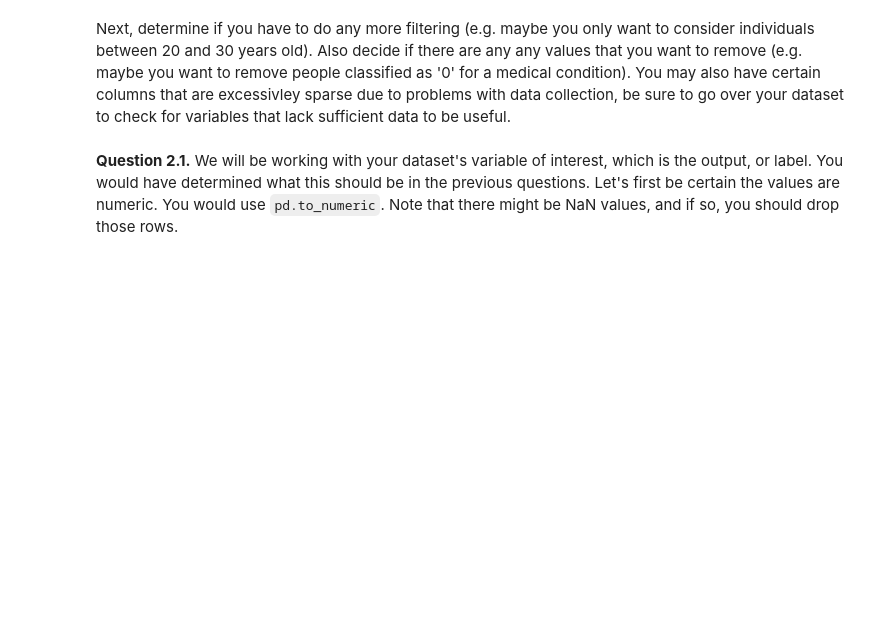
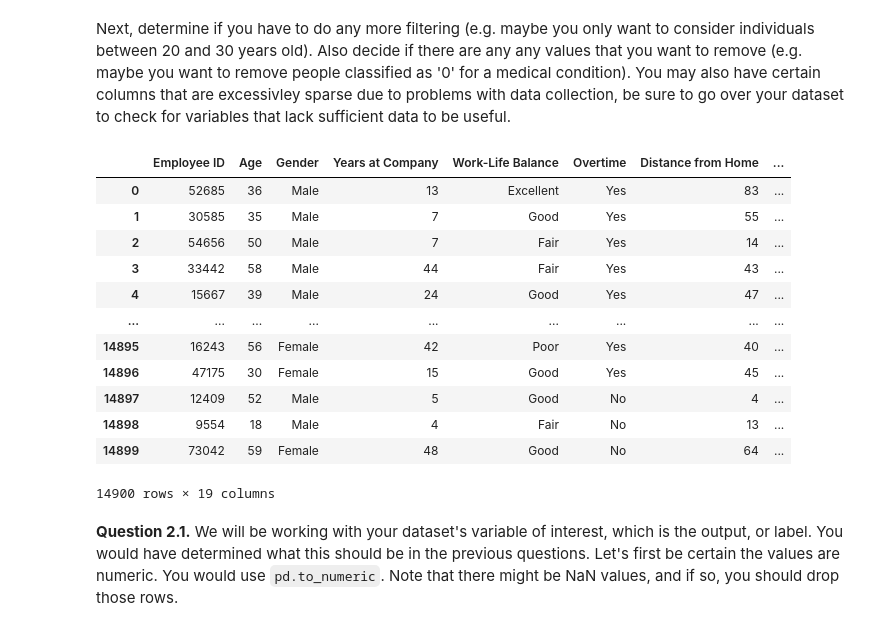
Before and after one commit to moffat11/Ethics-In-Data-Science-Labs, a Jupyter notebook: Assignments/A1_adult.ipynb, the cells around one changed output. Cells and saved outputs as stored; diff of their text form; code cells hidden in the pictures; blank space fills up the shorter version.

Commit message:
feat: complete employee attrition fairness analysis and logistic regression model

```diff
--- a/Assignments/A1_adult.ipynb
+++ b/Assignments/A1_adult.ipynb
@@ -51,7 +51,10 @@ rngstate = np.random.RandomState(rng_seed)
 **Question 1.** We will first load the data, carry out some cleaning and pre-processing, and inspect the data to understand what exploratory steps we will take. Name the DataFrame `df_init` and drop the missing values.
 # %%
 # YOUR CODE HERE
-raise NotImplementedError()
+employee = pd.read_csv("employee_attrition.csv")
+df_init = pd.DataFrame(employee)
+df_init = df_init.replace('?', np.nan)
+df_init = df_init.dropna()
 
 print("Shape: ", df_init.shape)
 df_init.head(5)
@@ -88,3 +105,23 @@ raise NotImplementedError()
+# %%
+cols_retain = []
+
+# YOUR CODE HERE
+df_init_one = df_init.drop(columns = ["Job Role", "Monthly Income", "Performance Rating", "Job Satisfaction", "Number of Promotions"])
+df_init_one
+# %% [output]
+|  | Employee ID | Age | Gender | Years at Company | Work-Life Balance | Overtime | Distance from Home | ... |
+| 0 | 52685 | 36 | Male | 13 | Excellent | Yes | 83 | ... |
+| 1 | 30585 | 35 | Male | 7 | Good | Yes | 55 | ... |
+| 2 | 54656 | 50 | Male | 7 | Fair | Yes | 14 | ... |
+| 3 | 33442 | 58 | Male | 44 | Fair | Yes | 43 | ... |
+| 4 | 15667 | 39 | Male | 24 | Good | Yes | 47 | ... |
+| ... | ... | ... | ... | ... | ... | ... | ... | ... |
+| 14895 | 16243 | 56 | Female | 42 | Poor | Yes | 40 | ... |
+| 14896 | 47175 | 30 | Female | 15 | Good | Yes | 45 | ... |
+| 14897 | 12409 | 52 | Male | 5 | Good | No | 4 | ... |
+| 14898 | 9554 | 18 | Male | 4 | Fair | No | 13 | ... |
+| 14899 | 73042 | 59 | Female | 48 | Good | No | 64 | ... |
+14900 rows × 19 columns
 # %% [markdown]
 **Question 2.1.** We will be working with your dataset's variable of interest, which is the output, or label.  You would have determined what this should be in the previous questions.  Let's first be certain the values are numeric.  You would use `pd.to_numeric`.  Note that there might be NaN values, and if so, you should drop those rows.
 # %%
```
Also changed, not shown: parts of 5 cells of this notebook.
